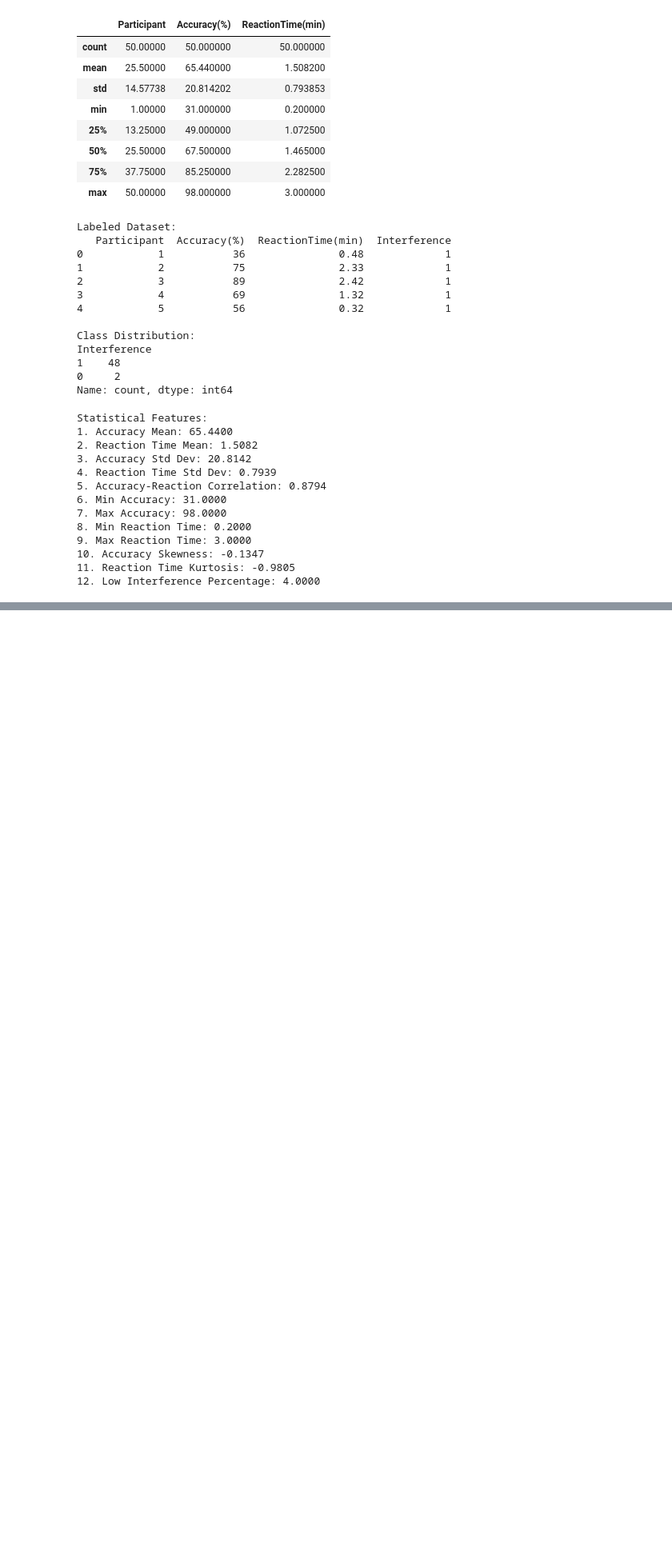
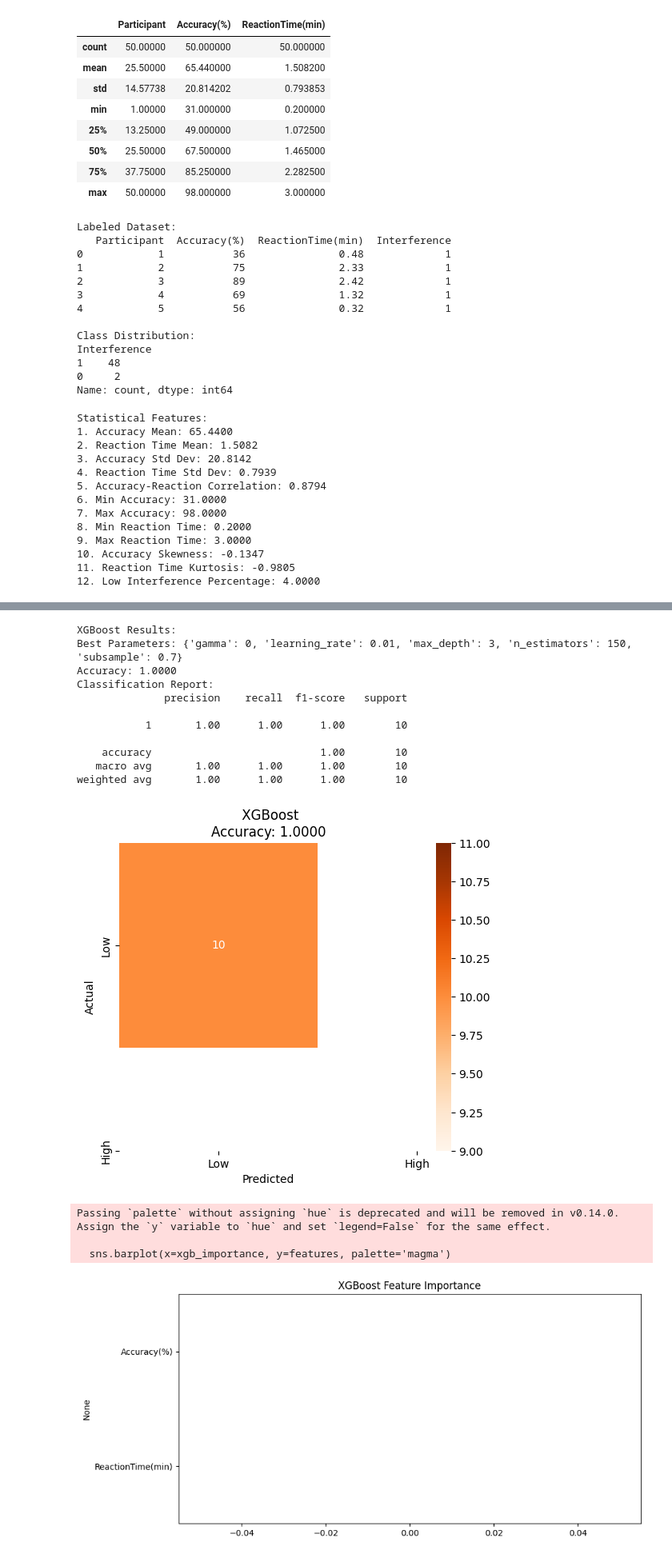
Before and after one commit to Rokibul1022/Rokibul_2111088642_CSE445, a Jupyter notebook: Mini_project-2/project_2.ipynb, the cells around one changed output, grey strips where cells are left out. Shown at 80% size. Cells and saved outputs as stored; diff of their text form; code cells hidden in the pictures; blank space fills up the shorter version.

```diff
--- a/Mini_project-2/project_2.ipynb
+++ b/Mini_project-2/project_2.ipynb
@@ -240,0 +289,60 @@ Passing `palette` without assigning `hue` is deprecated and will be removed in v
+# %%
+
+# XGBoost
+
+print("\n" + "="*60)
+print("BOOSTED XGBOOST")
+print("="*60)
+
+# Hyperparameter tuning
+param_grid = {
+    'n_estimators': [150, 200, 250],
+    'max_depth': [3, 5, 7],
+    'learning_rate': [0.01, 0.05, 0.1],
+    'subsample': [0.7, 0.8, 0.9],
+    'gamma': [0, 0.1, 0.2]
+}
+
+# Grid search with cross-validation
+xgb_grid = GridSearchCV(
+    estimator=XGBClassifier(use_label_encoder=False, eval_metric='logloss', random_state=42),
+    param_grid=param_grid,
+    cv=5,
+    scoring='accuracy',
+    n_jobs=-1
+)
+
+xgb_grid.fit(X_train, y_train)
+
+# Get best model
+xgb_model = xgb_grid.best_estimator_
+xgb_pred = xgb_model.predict(X_test)
+xgb_acc = accuracy_score(y_test, xgb_pred)
+
+# Print results
+print("\nXGBoost Results:")
+print(f"Best Parameters: {xgb_grid.best_params_}")
+print(f"Accuracy: {xgb_acc:.4f}")
+print("Classification Report:")
+print(classification_report(y_test, xgb_pred))
+
+# Confusion Matrix
+xgb_cm = confusion_matrix(y_test, xgb_pred)
+plt.figure(figsize=(6, 5))
+sns.heatmap(xgb_cm, annot=True, fmt='d', cmap='Oranges',
+            xticklabels=['Low', 'High'],
+            yticklabels=['Low', 'High'])
+plt.title(f' XGBoost\nAccuracy: {xgb_acc:.4f}')
+plt.ylabel('Actual')
+plt.xlabel('Predicted')
+plt.savefig('xgboost_cm.png')
+plt.show()
+
+# Feature importance
+xgb_importance = xgb_model.feature_importances_
+plt.figure(figsize=(10, 5))
+sns.barplot(x=xgb_importance, y=features, palette='magma')
+plt.title('XGBoost Feature Importance')
+plt.savefig('xgb_feature_importance.png')
+plt.show()
+# %% [output]
@@ -240,0 +369,16 @@ Passing `palette` without assigning `hue` is deprecated and will be removed in v
+XGBoost Results:
+Best Parameters: {'gamma': 0, 'learning_rate': 0.01, 'max_depth': 3, 'n_estimators': 150, 'subsample': 0.7}
+Accuracy: 1.0000
+Classification Report:
+              precision    recall  f1-score   support
+
+           1       1.00      1.00      1.00        10
+
+    accuracy                           1.00        10
+   macro avg       1.00      1.00      1.00        10
+weighted avg       1.00      1.00      1.00        10
+[figure, added]
+Passing `palette` without assigning `hue` is deprecated and will be removed in v0.14.0. Assign the `y` variable to `hue` and set `legend=False` for the same effect.
+
+  sns.barplot(x=xgb_importance, y=features, palette='magma')
+[figure, added]
```
Also changed, not shown: parts of 8 cells of this notebook, 12 other files.
